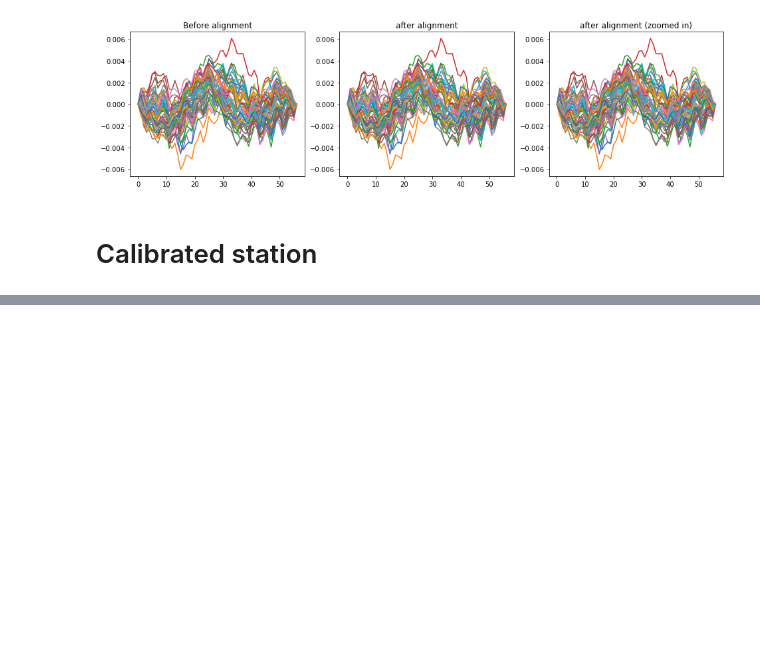
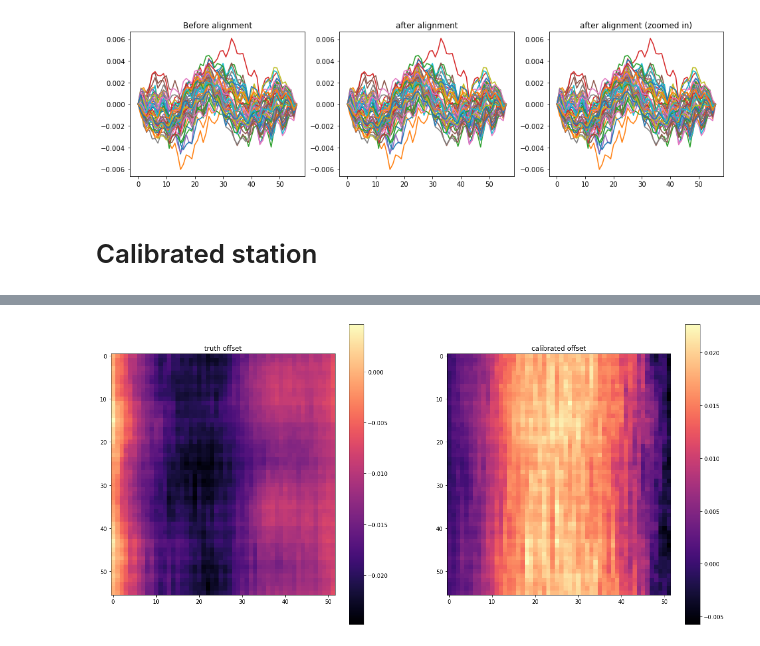
Before and after one commit to maximilianKoeper/melp, a Jupyter notebook: jupyter-notbooks/example_taft_v2.ipynb, the cells around one changed output, grey strips where cells are left out. Saved outputs shown, nothing was run; the diff lists cells and outputs as text; code cells hidden in the pictures; blank space fills up the shorter version.

```diff
--- a/jupyter-notbooks/example_taft_v2.ipynb
+++ b/jupyter-notbooks/example_taft_v2.ipynb
@@ -191,0 +192,4 @@ mu3e_detector.save("best_cal_1.det")
+# %%
+melp.taft.plot_calibration(mu3e_detector)
+# %% [output]
+[figure, added]
```
Also changed, not shown: parts of 7 cells of this notebook, 5 other files.
